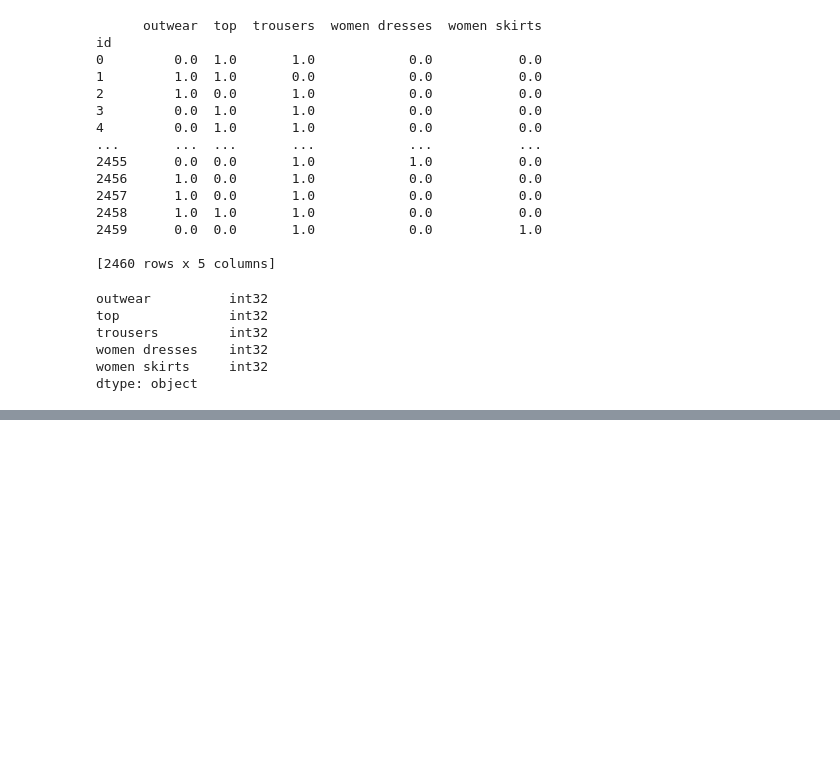
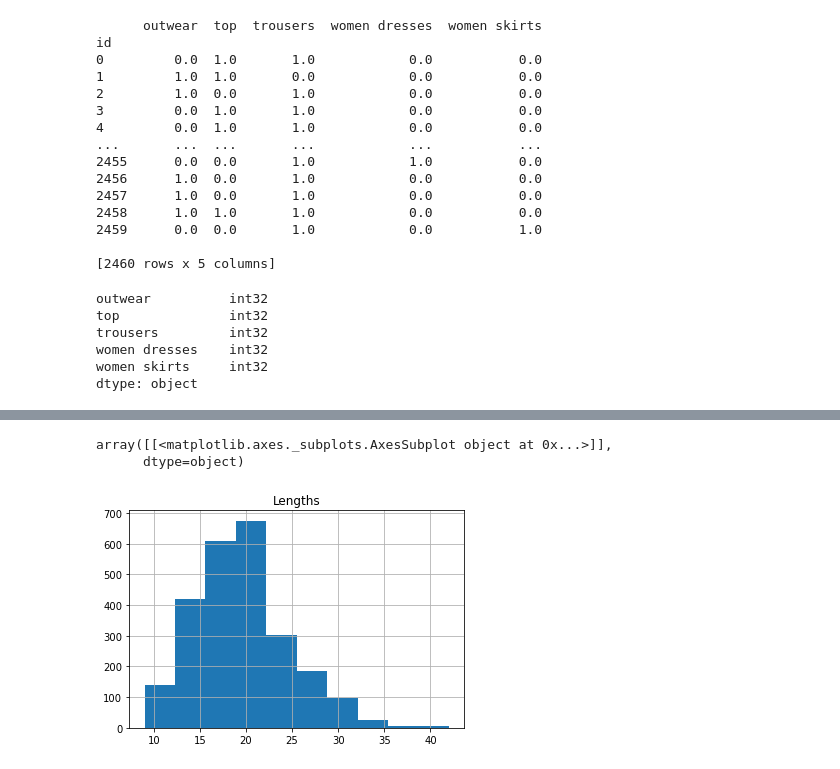
Before and after one commit to bentanjunrong/TIL-2020, a Jupyter notebook: NLP/tokenizer_fix_finalmodel.ipynb, the cells around one changed output, grey strips where cells are left out. Drawn from its saved outputs; the diff is of its cells as text; code cells hidden in the pictures; blank space fills up the shorter version.

```diff
--- a/NLP/tokenizer_fix_finalmodel.ipynb
+++ b/NLP/tokenizer_fix_finalmodel.ipynb
@@ -106,9 +109,11 @@ mod_X = tokenizer.texts_to_sequences(mod_X)
 X_val = tokenizer.texts_to_sequences(X_val)
 
 vocab_size = len(tokenizer.word_index) + 1
-#what is max len
+#what is max lenm hit .983 with len 24
+#changing to 22 to see if fitting for test data is better
 maxlen = 24
 pre_pad_X = mod_X
+pre_pad_X_val = X_val
 mod_X = pad_sequences(mod_X, padding='post', maxlen=maxlen)
 X_val = pad_sequences(X_val, padding='post', maxlen=maxlen)
 print(mod_X[5:20])
@@ -294,0 +278,7 @@ preds_val_df.to_csv("way2manyepochs.csv")
+# %%
+#prepare list of lengths to graph
+all_lens_val = []
+for i in range(2460):
+    all_lens_val.append(len(pre_pad_X_val[i]))
+dflens_val = pd.DataFrame(all_lens_val,columns=['Lengths'])
+dflens_val
@@ -294,0 +299,7 @@ preds_val_df.to_csv("way2manyepochs.csv")
+# %%
+#graph lengths to edit maxlen if necessary
+dflens_val.hist()
+# %% [output]
+array([[<matplotlib.axes._subplots.AxesSubplot object at 0x...>]],
+      dtype=object)
+[figure, added]
```
Also changed, not shown: parts of 15 cells of this notebook.
